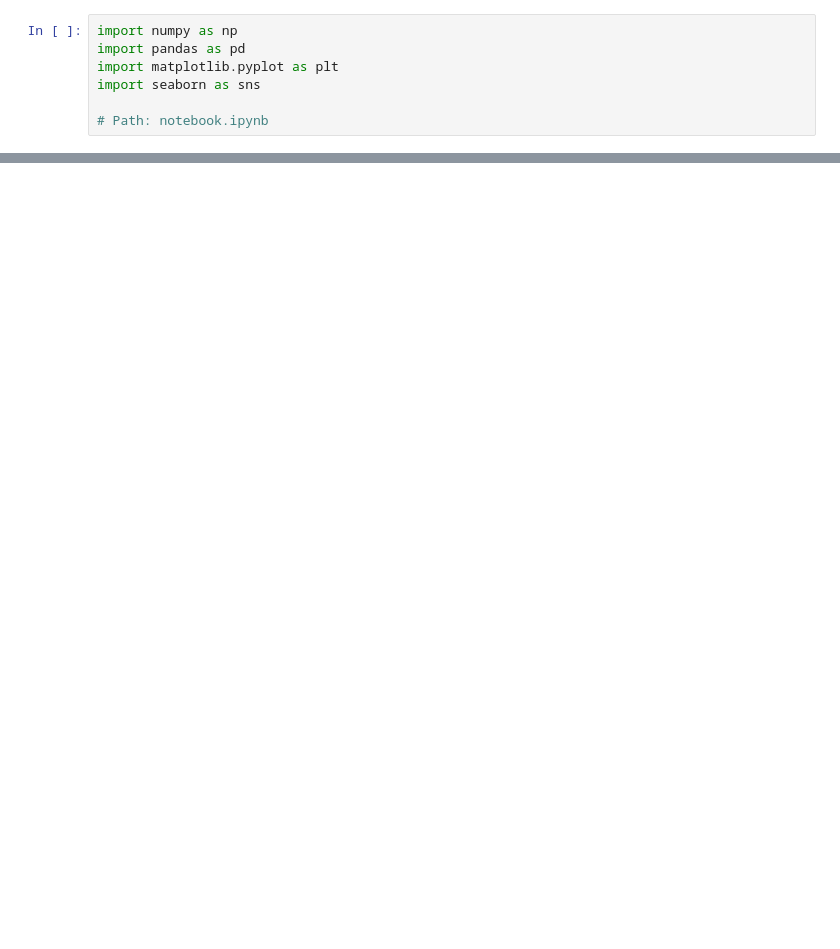
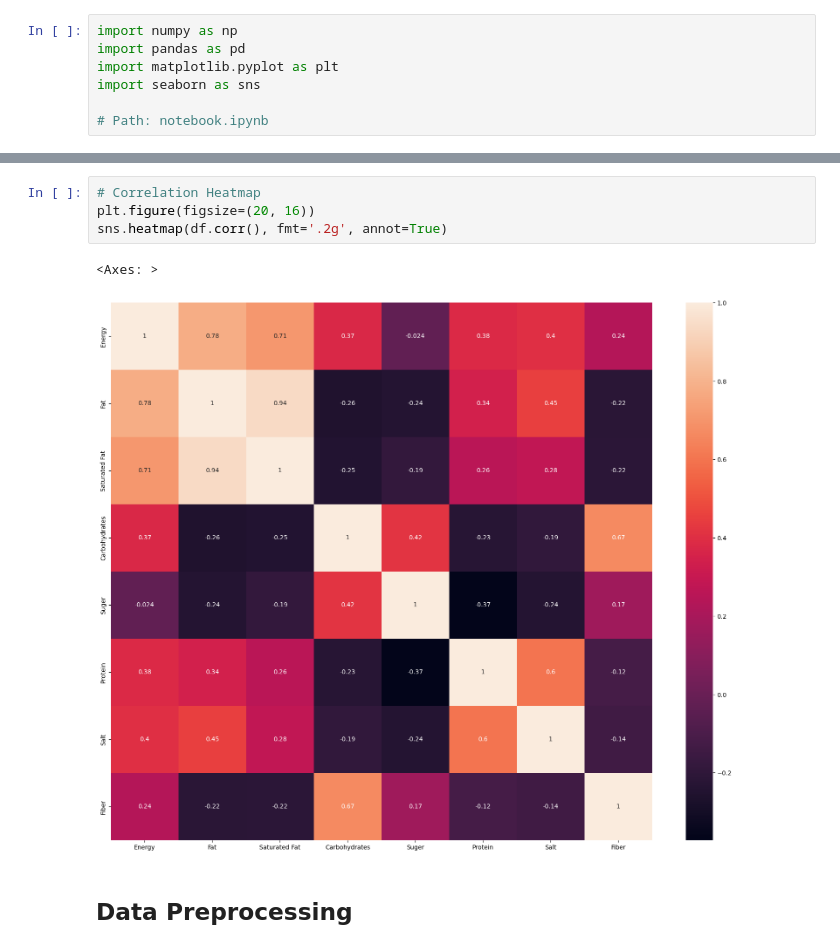
Before and after one commit to parsakzr/YTU-CE, a Jupyter notebook: Artificial Intelligence/Project-OpenFood/notebook.ipynb, the cells around one changed output, grey strips where cells are left out. Drawn from its saved outputs; the diff is of its cells as text; blank space fills up the shorter version.

```diff
--- a/Artificial Intelligence/Project-OpenFood/notebook.ipynb
+++ b/Artificial Intelligence/Project-OpenFood/notebook.ipynb
@@ -51,0 +88,9 @@ df.describe()
+# %%
+# Correlation Heatmap
+plt.figure(figsize=(20, 16))
+sns.heatmap(df.corr(), fmt='.2g', annot=True)
+# %% [output]
+<Axes: >
+[figure, added]
+# %% [markdown]
+## Data Preprocessing
```
Also changed, not shown: parts of 29 cells of this notebook, 15 other files.
